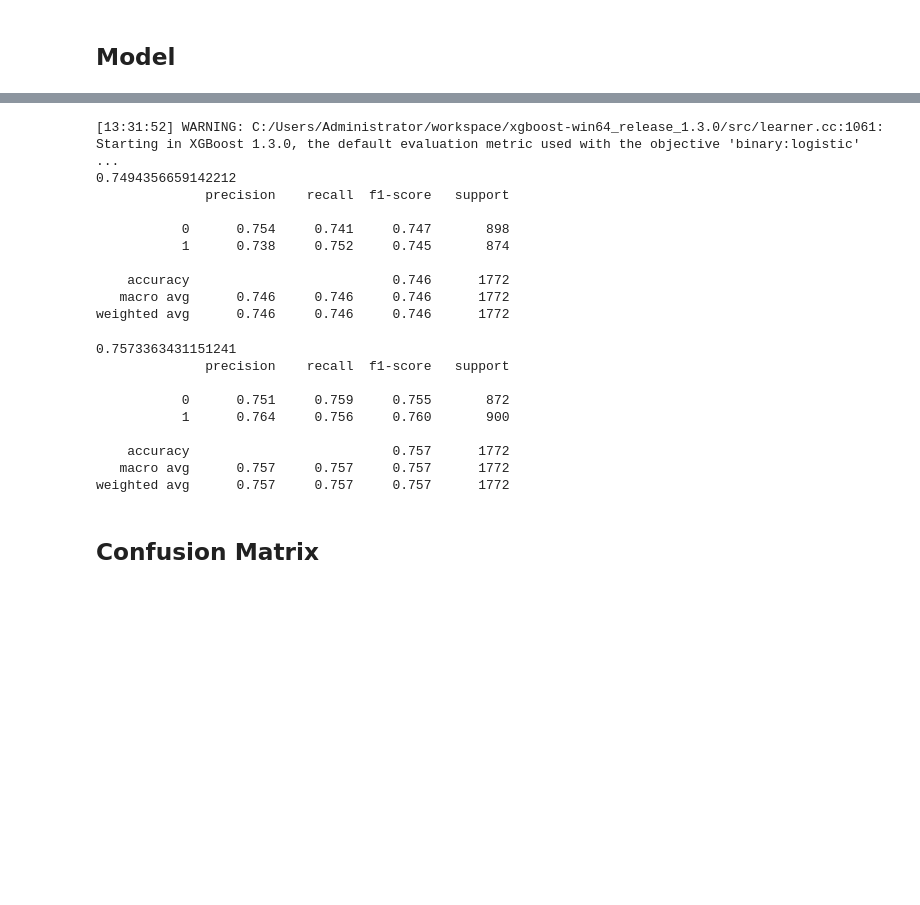
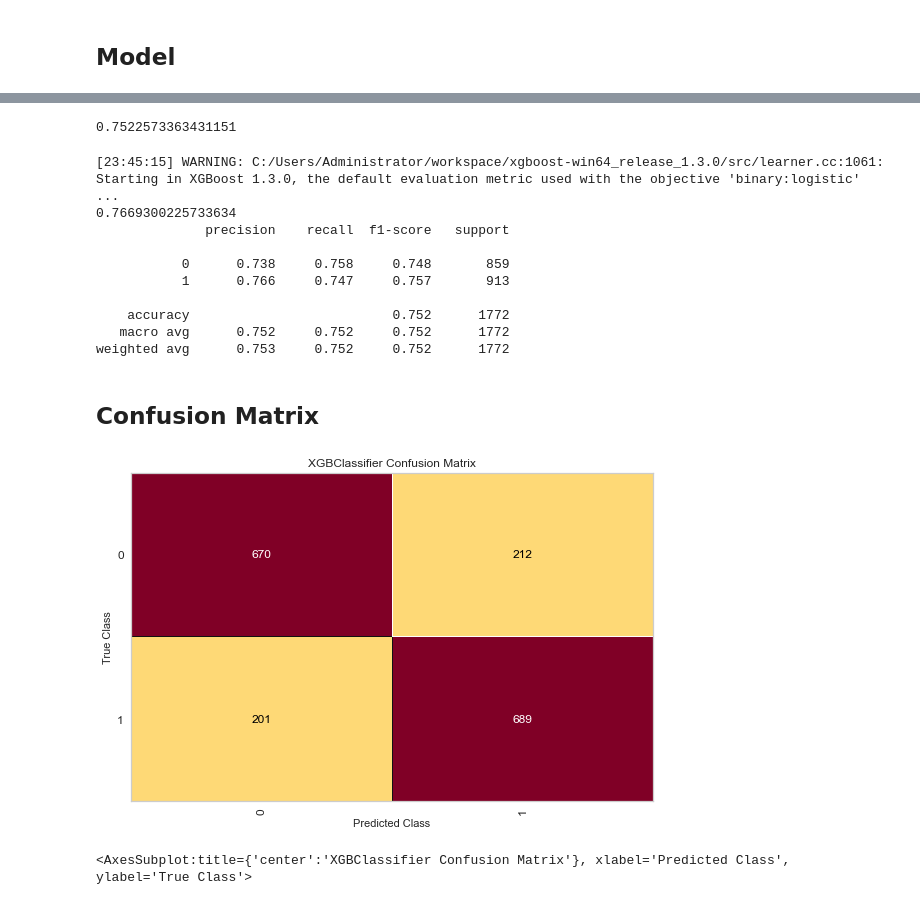
Before and after one commit to bogdan-tanasie/social-influence-twitter, a Jupyter notebook: InfluenceModel_v2.ipynb, the cells around one changed output, grey strips where cells are left out. Drawn from its saved outputs; the diff is of its cells as text; code cells hidden in the pictures; blank space fills up the shorter version.

```diff
--- a/InfluenceModel_v2.ipynb
+++ b/InfluenceModel_v2.ipynb
@@ -376,0 +325,3 @@ ax.set_ylabel("predictor");
+# %%
+y = df['Choice']
+X = df.drop(columns=['Choice','dAB_closeness','dAB_following','dAB_betweenness'])
@@ -421,45 +421,54 @@ weighted avg      0.746     0.746     0.746      1772
 # %%
-# 3. XG Boost Classifier
-from xgboost.sklearn import XGBClassifier
+# 3. ADA Boost Classifier
+from sklearn.ensemble import AdaBoostClassifier
 from sklearn.metrics import classification_report
-xgb=XGBClassifier(random_state=1, learning_rate=0.01)
-model_xgb = xgb.fit(X_train, y_train)
+ada = AdaBoostClassifier(n_estimators=100, random_state=random_state)
+model = ada.fit(X_train, y_train)
 
-score = model_xgb.score(X_test, y_test)
+score = model.score(X_test, y_test)
 
 print(score)
-print(classification_report(model.predict(X_test), y_test, digits=3))
 # %% [output]
-[13:31:52] WARNING: C:/Users/Administrator/workspace/xgboost-win64_release_1.3.0/src/learner.cc:1061: Starting in XGBoost 1.3.0, the default evaluation metric used with the objective 'binary:logistic' ...
-0.7494356659142212
-              precision    recall  f1-score   support
-
-           0      0.754     0.741     0.747       898
-           1      0.738     0.752     0.745       874
-
-    accuracy                          0.746      1772
-   macro avg      0.746     0.746     0.746      1772
-weighted avg      0.746     0.746     0.746      1772
+0.7522573363431151
 # %%
-# 4. ADA Boost Classifier
-from sklearn.ensemble import AdaBoostClassifier
+# 4. XG Boost Classifier
+from xgboost.sklearn import XGBClassifier
 from sklearn.metrics import classification_report
-ada = AdaBoostClassifier(n_estimators=40, random_state=42)
-model = ada.fit(X_train, y_train)
+xgb=XGBClassifier(random_state=1, learning_rate=0.04)
+model_xgb = xgb.fit(X_train, y_train)
 
-score = model.score(X_test, y_test)
+score = model_xgb.score(X_test, y_test)
 
 print(score)
 print(classification_report(model.predict(X_test), y_test, digits=3))
 # %% [output]
-0.7573363431151241
+[23:45:15] WARNING: C:/Users/Administrator/workspace/xgboost-win64_release_1.3.0/src/learner.cc:1061: Starting in XGBoost 1.3.0, the default evaluation metric used with the objective 'binary:logistic' ...
+0.7669300225733634
               precision    recall  f1-score   support
 
-           0      0.751     0.759     0.755       872
-           1      0.764     0.756     0.760       900
+           0      0.738     0.758     0.748       859
+           1      0.766     0.747     0.757       913
 
-    accuracy                          0.757      1772
-   macro avg      0.757     0.757     0.757      1772
-weighted avg      0.757     0.757     0.757      1772
+    accuracy                          0.752      1772
+   macro avg      0.752     0.752     0.752      1772
+weighted avg      0.753     0.752     0.752      1772
 # %% [markdown]
 ## Confusion Matrix
+# %%
+from yellowbrick.classifier import confusion_matrix
+from yellowbrick.classifier import (
+    ConfusionMatrix,
+    ROCAUC
+)
+# The ConfusionMatrix visualizer taxes a model
+cm = ConfusionMatrix(model_xgb, classes=[0,1], is_fitted=True)
+
+# Fit fits the passed model. This is unnecessary if you pass the visualizer a pre-fitted model
+cm.fit(X_train, y_train)
+
+cm.score(X_test, y_test)
+
+cm.show()
+# %% [output]
+[figure, added]
+<AxesSubplot:title={'center':'XGBClassifier Confusion Matrix'}, xlabel='Predicted Class', ylabel='True Class'>
```
Also changed, not shown: parts of 20 cells of this notebook.
